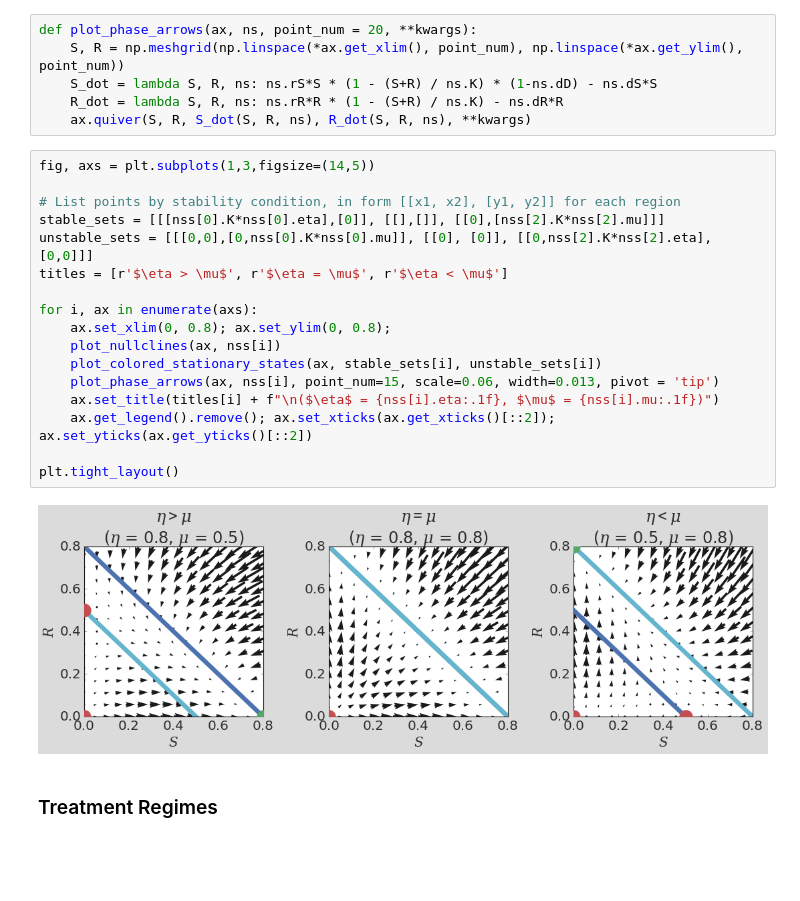
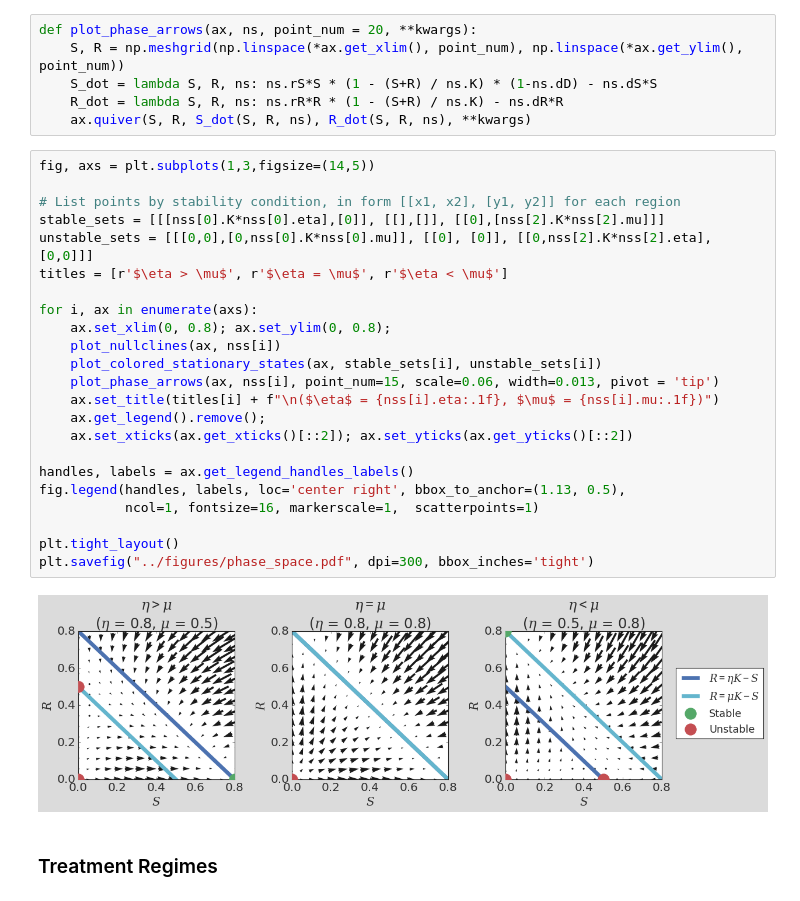
Before and after one commit to KCGallagher/AT_Model_Comparison, a Jupyter notebook: lotka_volterra/stationary_states.ipynb, the cells around one changed output. Drawn from its saved outputs; the diff is of its cells as text; blank space fills up the shorter version.

```diff
--- a/lotka_volterra/stationary_states.ipynb
+++ b/lotka_volterra/stationary_states.ipynb
@@ -542,22 +545,28 @@ def plot_phase_arrows(ax, ns, point_num = 20, **kwargs):
 # %%
 fig, axs = plt.subplots(1,3,figsize=(14,5))
 
 # List points by stability condition, in form [[x1, x2], [y1, y2]] for each region
 stable_sets = [[[nss[0].K*nss[0].eta],[0]], [[],[]], [[0],[nss[2].K*nss[2].mu]]]
 unstable_sets = [[[0,0],[0,nss[0].K*nss[0].mu]], [[0], [0]], [[0,nss[2].K*nss[2].eta], [0,0]]]
 titles = [r'$\eta > \mu$', r'$\eta = \mu$', r'$\eta < \mu$']
 
 for i, ax in enumerate(axs):
     ax.set_xlim(0, 0.8); ax.set_ylim(0, 0.8);
     plot_nullclines(ax, nss[i])
     plot_colored_stationary_states(ax, stable_sets[i], unstable_sets[i])
     plot_phase_arrows(ax, nss[i], point_num=15, scale=0.06, width=0.013, pivot = 'tip')
     ax.set_title(titles[i] + f"\n($\eta$ = {nss[i].eta:.1f}, $\mu$ = {nss[i].mu:.1f})")
-    ax.get_legend().remove(); ax.set_xticks(ax.get_xticks()[::2]); ax.set_yticks(ax.get_yticks()[::2])
+    ax.get_legend().remove();
+    ax.set_xticks(ax.get_xticks()[::2]); ax.set_yticks(ax.get_yticks()[::2])
+
+handles, labels = ax.get_legend_handles_labels()
+fig.legend(handles, labels, loc='center right', bbox_to_anchor=(1.13, 0.5),
+           ncol=1, fontsize=16, markerscale=1,  scatterpoints=1)
 
 plt.tight_layout()
+plt.savefig("../figures/phase_space.pdf", dpi=300, bbox_inches='tight')
 # %% [output]
-[figure, old version]
+[figure, new version]
 # %% [markdown]
 ### Treatment Regimes
 # %%
```
Also changed, not shown: parts of 2 cells of this notebook, 4 other files.
